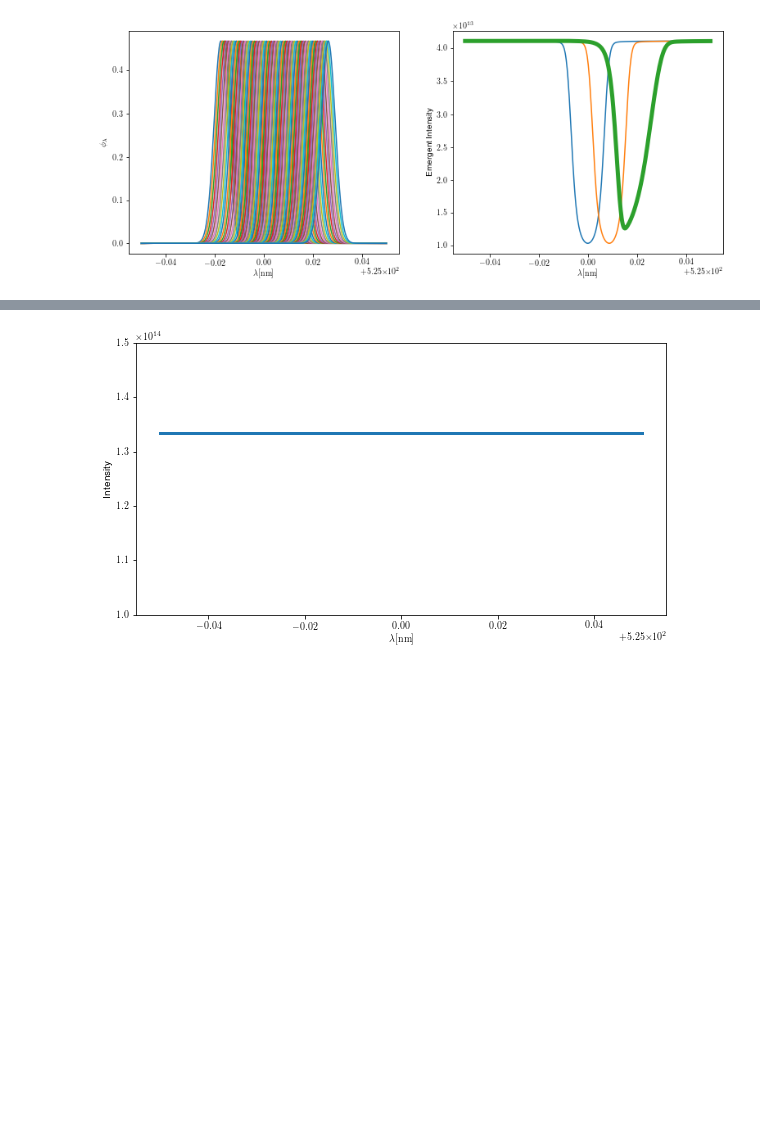
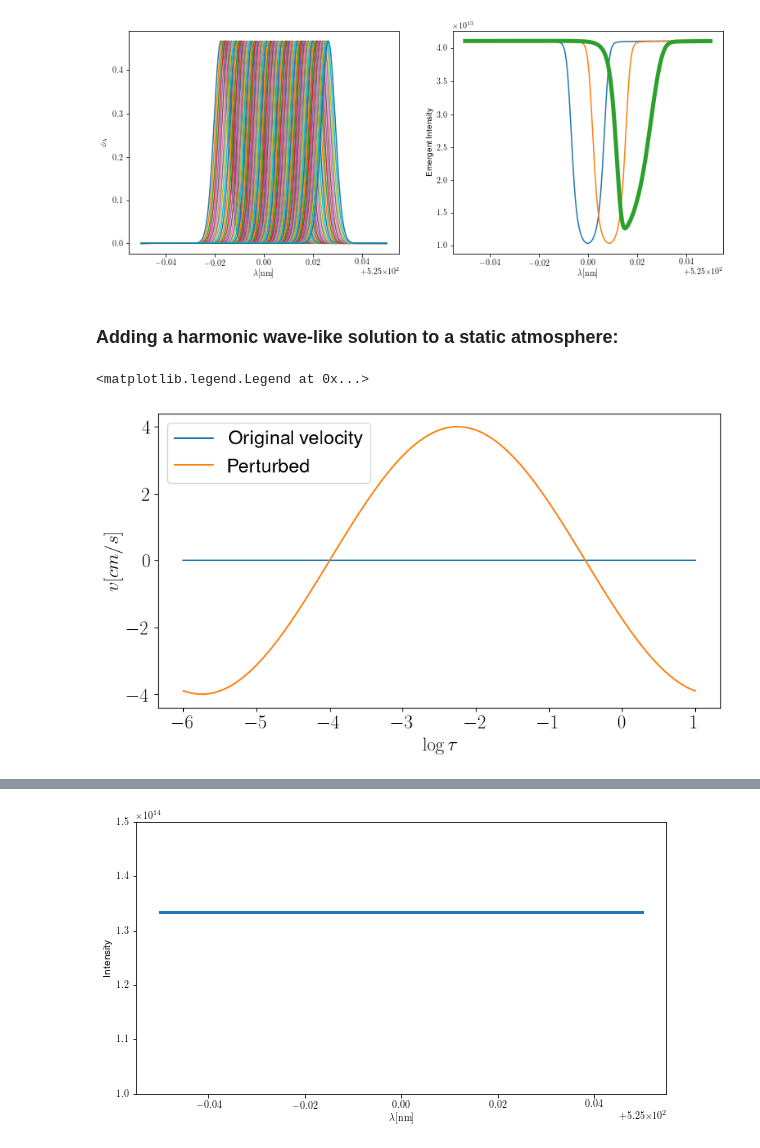
Before and after one commit to ivanzmilic/collage, a Jupyter notebook: Hands_on_1_spectrum_synthesis_extended.ipynb, the cells around one changed output, grey strips where cells are left out. Drawn from its saved outputs; the diff is of its cells as text; code cells hidden in the pictures; blank space fills up the shorter version.

```diff
--- a/Hands_on_1_spectrum_synthesis_extended.ipynb
+++ b/Hands_on_1_spectrum_synthesis_extended.ipynb
@@ -611,3 +610,20 @@ plt.ylabel("$\phi_\\lambda$")
 plt.savefig("velocity_grad_prof.png",bbox_inches='tight')
 # %% [output]
 [figure]
+# %% [markdown]
+### Adding a harmonic wave-like solution to a static atmosphere:
+# %%
+v_z_0 = np.arange(71) * 0E5
+
+delta_v_z = 4.0E5 * np.sin((atmos[0] + 4.0) * 2.0 * np.pi / (atmos[0,-1] - atmos[0,0]))
+# %%
+# We can plot the optical depth at two wavelengts to se if this makes sense
+plt.figure(figsize=[9.5,5])
+plt.plot(atmos[0],v_z_0/1E5,label='Original velocity')
+plt.plot(atmos[0],(v_z_0  + delta_v_z)/1E5, label = 'Perturbed')
+plt.xlabel("$\log \\tau$")
+plt.ylabel("$v [cm / s]$")
+plt.legend()
+# %% [output]
+<matplotlib.legend.Legend at 0x...>
+[figure, added]
```
Also changed, not shown: parts of 14 cells of this notebook, 1 other file.
